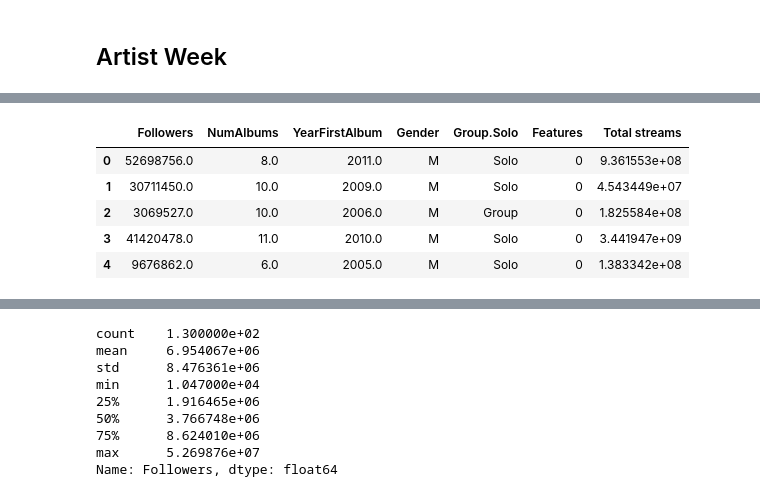
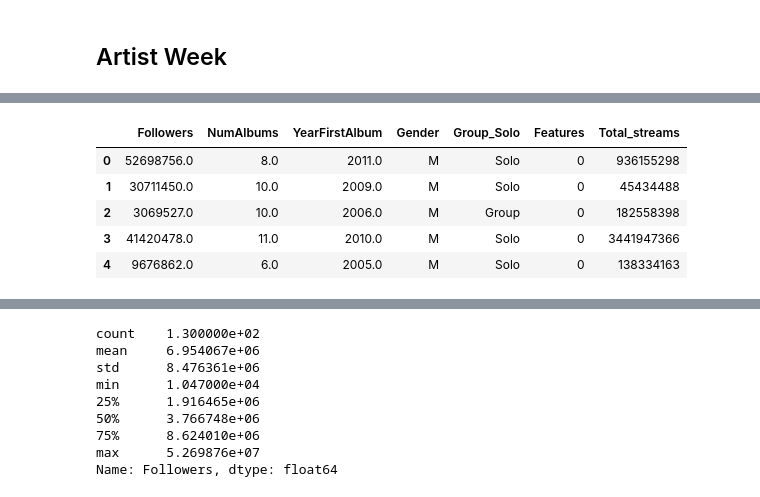
Before and after one commit to AlejandroChavezA00571497/Project04, a Jupyter notebook: Spotify analysis/Main_models.ipynb, the cells around one changed output, grey strips where cells are left out. Drawn from its saved outputs; the diff is of its cells as text; code cells hidden in the pictures.

```diff
--- a/Spotify analysis/Main_models.ipynb
+++ b/Spotify analysis/Main_models.ipynb
@@ -549,0 +515,18 @@ None
+# %%
+import os
+from sqlalchemy import create_engine
+import pandas as pd
+
+database_path = os.path.abspath('../Sqlite/Artists.sqlite')
+
+engine = create_engine(f'sqlite:///{database_path}')
+
+sql_query = 'SELECT * FROM artists'
+df_02 = pd.read_sql_query(sql_query, engine)
+engine.dispose()
+
+columns_to_convert = ['Followers', 'NumAlbums', 'YearFirstAlbum', 'Features']
+df_02[columns_to_convert] = df_02[columns_to_convert].apply(pd.to_numeric, errors='coerce')
+
+print(df_02.info())
+df_02.head()
@@ -550,11 +560,11 @@ None
 # %%
-df_02 = df_02.drop(columns= ["Unnamed: 0", "index","Artist","Genres","Week"])
+df_02 = df_02.drop(columns= ["X", "ArtistIndex","Artist","Genres","Week"])
 df_02['Features'] = df_02['Features'].notna().astype(int)
 df_02.head()
 # %% [output]
-|  | Followers | NumAlbums | YearFirstAlbum | Gender | Group.Solo | Features | Total streams |
-| 0 | 52698756.0 | 8.0 | 2011.0 | M | Solo | 0 | 9.361553e+08 |
-| 1 | 30711450.0 | 10.0 | 2009.0 | M | Solo | 0 | 4.543449e+07 |
-| 2 | 3069527.0 | 10.0 | 2006.0 | M | Group | 0 | 1.825584e+08 |
-| 3 | 41420478.0 | 11.0 | 2010.0 | M | Solo | 0 | 3.441947e+09 |
-| 4 | 9676862.0 | 6.0 | 2005.0 | M | Solo | 0 | 1.383342e+08 |
+|  | Followers | NumAlbums | YearFirstAlbum | Gender | Group_Solo | Features | Total_streams |
+| 0 | 52698756.0 | 8.0 | 2011.0 | M | Solo | 0 | 936155298 |
+| 1 | 30711450.0 | 10.0 | 2009.0 | M | Solo | 0 | 45434488 |
+| 2 | 3069527.0 | 10.0 | 2006.0 | M | Group | 0 | 182558398 |
+| 3 | 41420478.0 | 11.0 | 2010.0 | M | Solo | 0 | 3441947366 |
+| 4 | 9676862.0 | 6.0 | 2005.0 | M | Solo | 0 | 138334163 |
```
Also changed, not shown: parts of 41 cells of this notebook, 1 other file.
